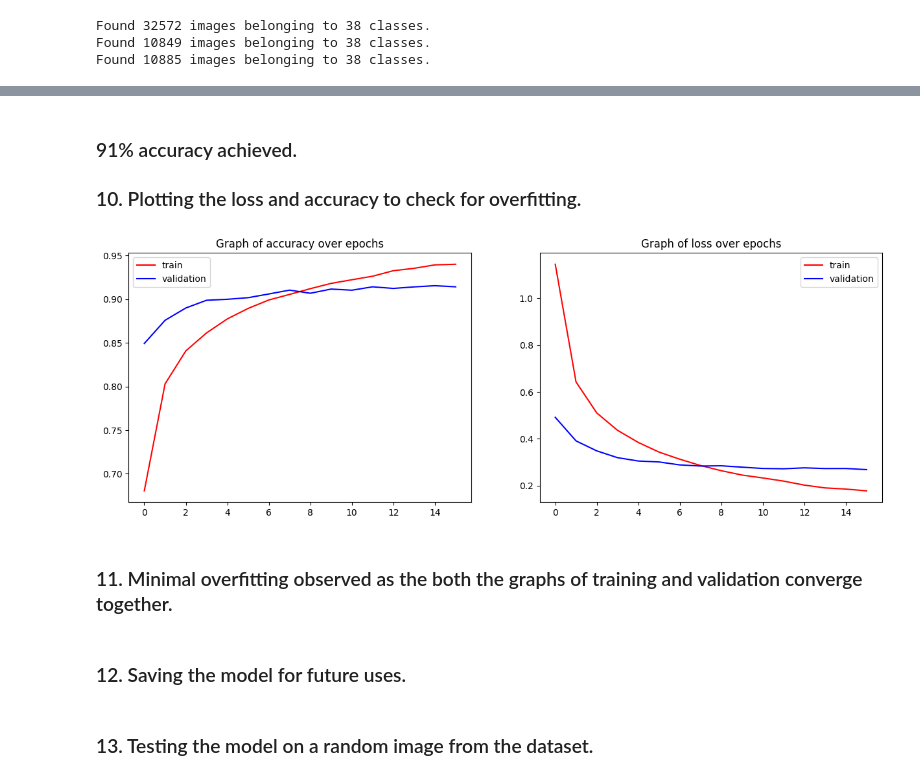
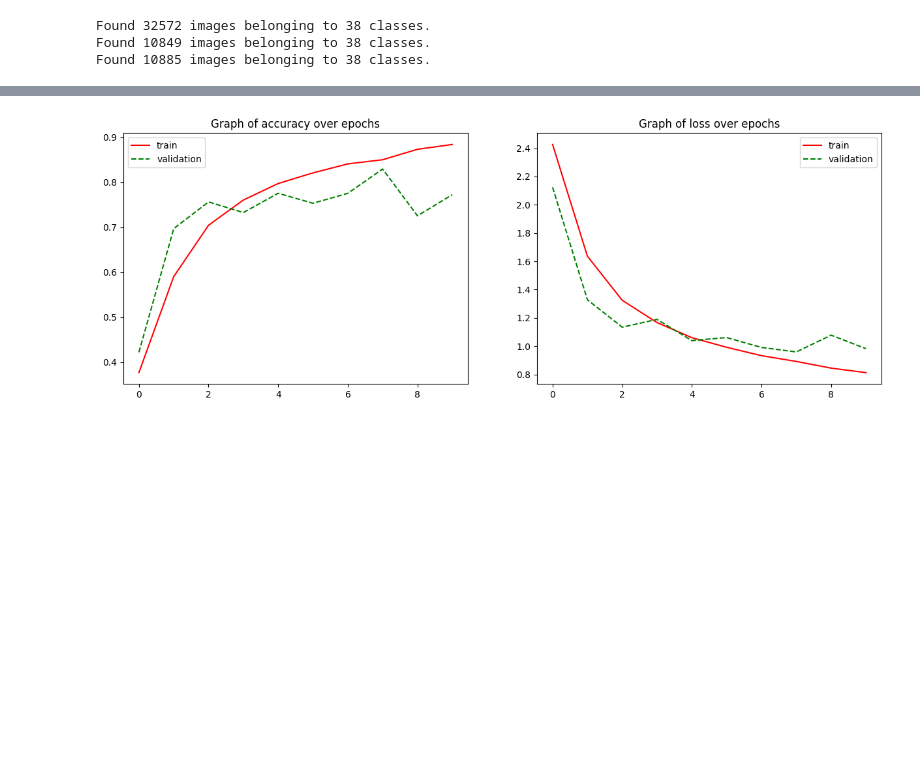
Before and after one commit to SketchyCarrot/GRP_12_EN613M_Computer_Vision, a Jupyter notebook: experiment_1/SegNet.ipynb, the cells around one changed output, grey strips where cells are left out. Saved outputs shown, nothing was run; the diff lists cells and outputs as text; code cells hidden in the pictures; blank space fills up the shorter version.

```diff
--- a/experiment_1/SegNet.ipynb
+++ b/experiment_1/SegNet.ipynb
@@ -147 +74,26 @@ model = segnet_classification()
+# %%
+def segnet(input_shape, num_classes):
+    inputs = Input(shape=input_shape)
+
+    e1 = encoder_block(inputs, 16)
+    e2 = encoder_block(e1, 32)
+    e3 = encoder_block(e2, 64)
+
+    b = Conv2D(128, (3, 3), padding='same')(e3)
+    b = BatchNormalization()(b)
+    b = Activation('relu')(b)
+
+    d3 = decoder_block(b, 64)
+    d2 = decoder_block(d3, 32)
+    d1 = decoder_block(d2, 16)
+
+    outputs = Conv2D(38, (1, 1), activation='softmax')(d1)
+    outputs = tf.keras.layers.GlobalAveragePooling2D()(outputs)
+
+    model = Model(inputs, outputs)
+    return model
+
+input_shape = (224, 224, 3)
+num_classes = 38
+model = segnet(input_shape, num_classes)
 # %%
@@ -181,7 +126,7 @@ early_stopping = EarlyStopping(monitor='val_loss', min_delta=0.005, patience=5,
 history = model.fit(
     train_generator,
     validation_data=val_generator,
-    epochs=50,
+    epochs=10,
     callbacks=[early_stopping]
 )
 # %% [output]
@@ -189,26 +153,19 @@ Epoch 1/50
-# %% [markdown]
-### 91% accuracy achieved.
-### 10. Plotting the loss and accuracy to check for overfitting.
 # %%
 def printplot(history):
         plt.figure(figsize=(15, 5))
         plt.subplot(1, 2, 1)
         plt.plot(history.history["accuracy"], color="red", label="train")
-        plt.plot(history.history["val_accuracy"], color="blue", label="validation")
+        plt.plot(history.history["val_accuracy"], color="green", label="validation", linestyle="dashed")
         plt.title("Graph of accuracy over epochs")
         plt.legend()
 
         plt.subplot(1, 2, 2)
         plt.plot(history.history["loss"], color="red", label="train")
-        plt.plot(history.history["val_loss"], color="blue", label="validation")
+        plt.plot(history.history["val_loss"], color="green", label="validation", linestyle="dashed")
         plt.title("Graph of loss over epochs")
         plt.legend()
 
 printplot(history)
 # %% [output]
-[figure, old version]
+[figure, new version]
-# %% [markdown]
-### 11. Minimal overfitting observed as the both the graphs of training and validation converge together.
-# %% [markdown]
-### 12. Saving the model for future uses.
 # %%
@@ -216,3 +173 @@ model.save('HSVmodel.h5')
-# %% [markdown]
-### 13. Testing the model on a random image from the dataset.
 # %%
```
Also changed, not shown: parts of 30 cells of this notebook, 1 other file.
